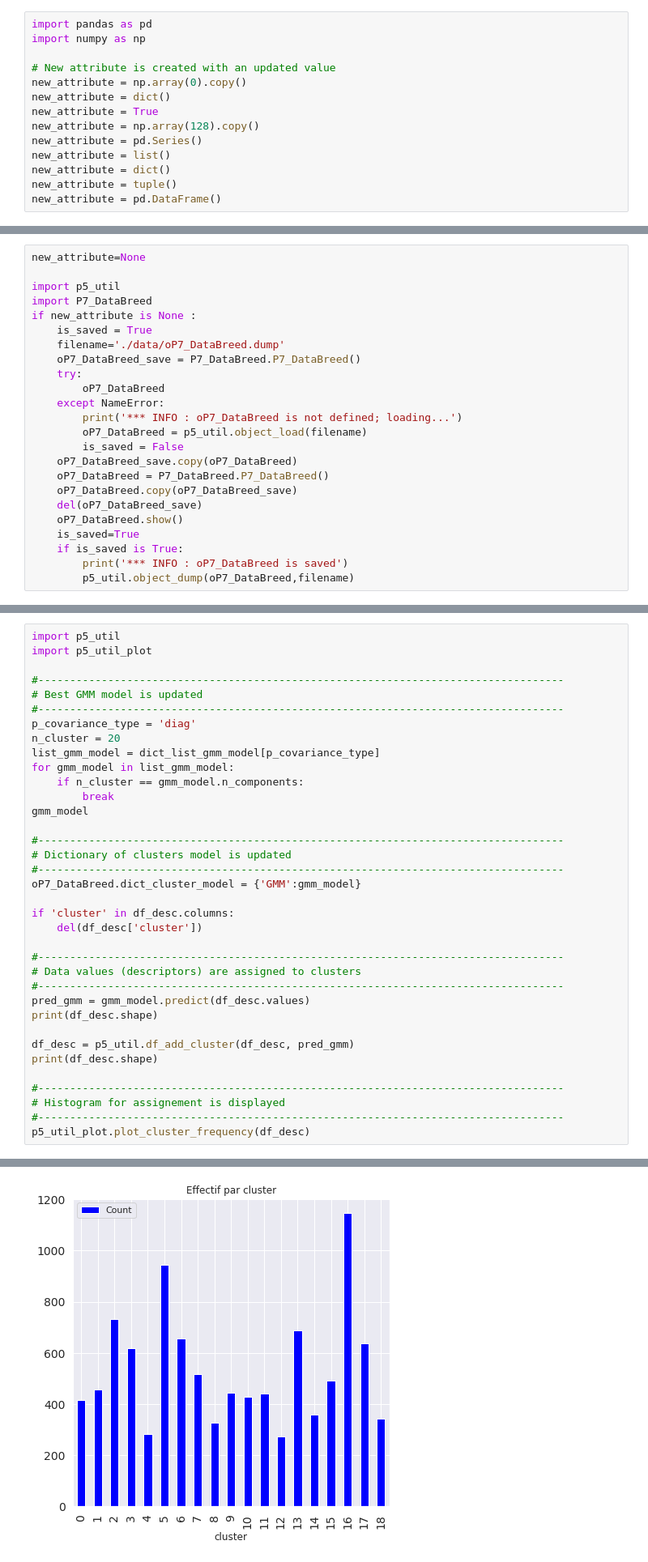
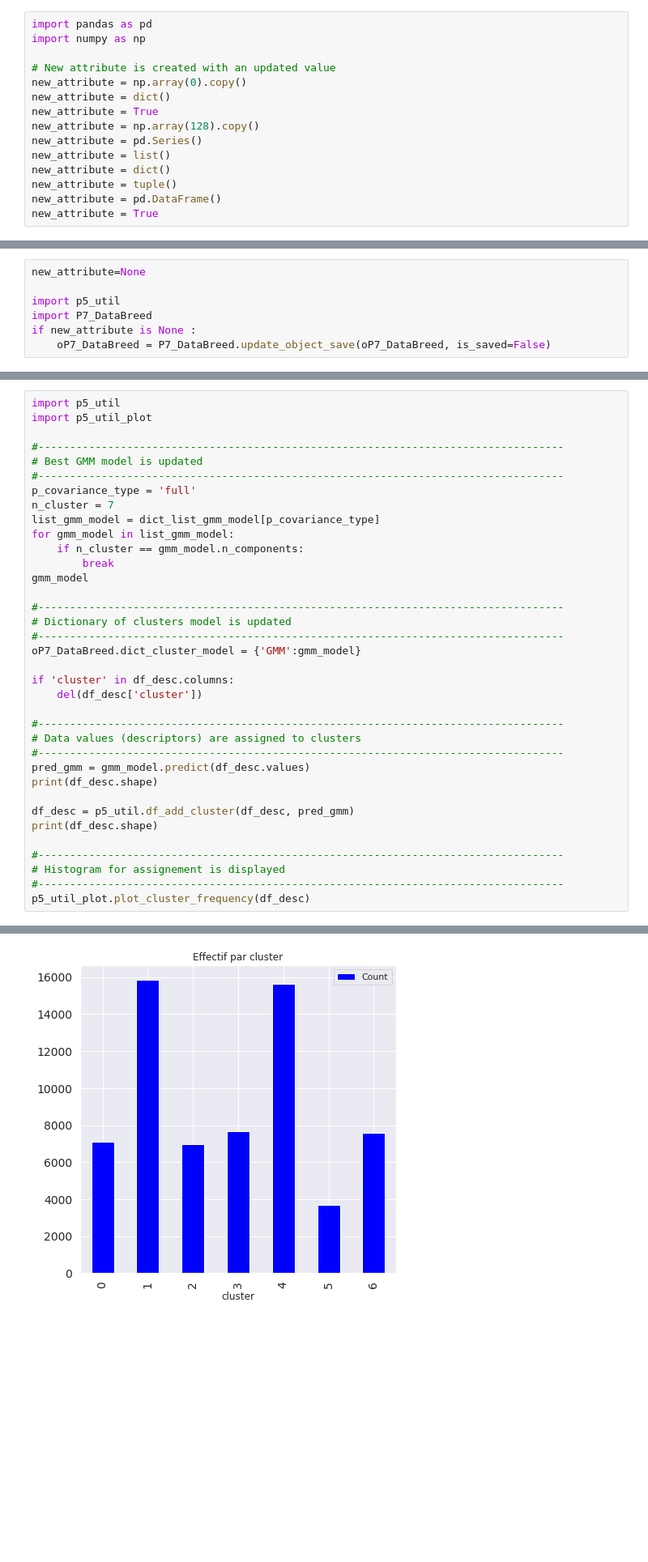
Before and after one commit to dataforcast/OC_Datascientist, a Jupyter notebook: P7/P7_ClusteringDescriptors.ipynb, the cells around one changed output, grey strips where cells are left out. Shown at 81% size. Cells and saved outputs as stored; diff of their text form; blank space fills up the shorter version.

```diff
--- a/P7/P7_ClusteringDescriptors.ipynb
+++ b/P7/P7_ClusteringDescriptors.ipynb
@@ -85,6 +82,7 @@ new_attribute = list()
 new_attribute = dict()
 new_attribute = tuple()
 new_attribute = pd.DataFrame()
+new_attribute = True
 # %% [markdown]
 **Save oP7_DataBreed.dump file into oP7_DataBreed_save.dump**
 # %%
@@ -191,27 +191,3 @@ Dataframe images descriptors . : (0, 0)
 * If object instance is not defined then it is read from dmped file.
 * object instance is copied back into backup instance
 * Backup instance is deleted
-# %%
-new_attribute=None
-
-import p5_util
-import P7_DataBreed
-if new_attribute is None :
-    is_saved = True
-    filename='./data/oP7_DataBreed.dump'
-    oP7_DataBreed_save = P7_DataBreed.P7_DataBreed()
-    try:
-        oP7_DataBreed
-    except NameError:
-        print('*** INFO : oP7_DataBreed is not defined; loading...')
-        oP7_DataBreed = p5_util.object_load(filename)
-        is_saved = False
-    oP7_DataBreed_save.copy(oP7_DataBreed)
-    oP7_DataBreed = P7_DataBreed.P7_DataBreed()
-    oP7_DataBreed.copy(oP7_DataBreed_save)
-    del(oP7_DataBreed_save)
-    oP7_DataBreed.show()
-    is_saved=True
-    if is_saved is True:
-        print('*** INFO : oP7_DataBreed is saved')
-        p5_util.object_dump(oP7_DataBreed,filename)
@@ -235,0 +194,7 @@ Dataframe images descriptors .. : (0, 0)
+# %%
+new_attribute=None
+
+import p5_util
+import P7_DataBreed
+if new_attribute is None :
+    oP7_DataBreed = P7_DataBreed.update_object_save(oP7_DataBreed, is_saved=False)
@@ -1578,8 +1477,8 @@ import p5_util_plot
 #-----------------------------------------------------------------------------------
 # Best GMM model is updated
 #-----------------------------------------------------------------------------------
-p_covariance_type = 'diag'
-n_cluster = 20
+p_covariance_type = 'full'
+n_cluster = 7
 list_gmm_model = dict_list_gmm_model[p_covariance_type]
 for gmm_model in list_gmm_model:
     if n_cluster == gmm_model.n_components:
@@ -1628,4 +1523,4 @@ cluster
-[figure, old version]
+[figure, new version]
 # %%
 oP7_DataBreed.show()
 # %% [output]
```
Also changed, not shown: parts of 46 cells of this notebook, 6 other files.
